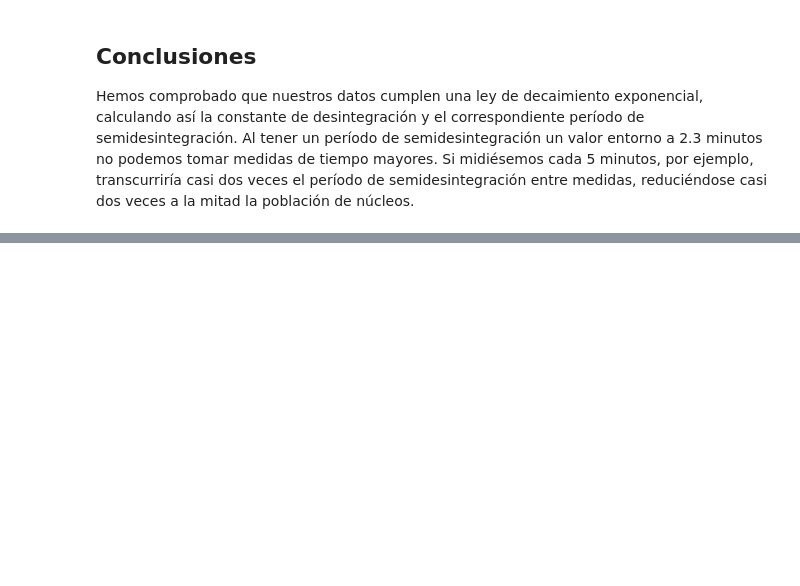
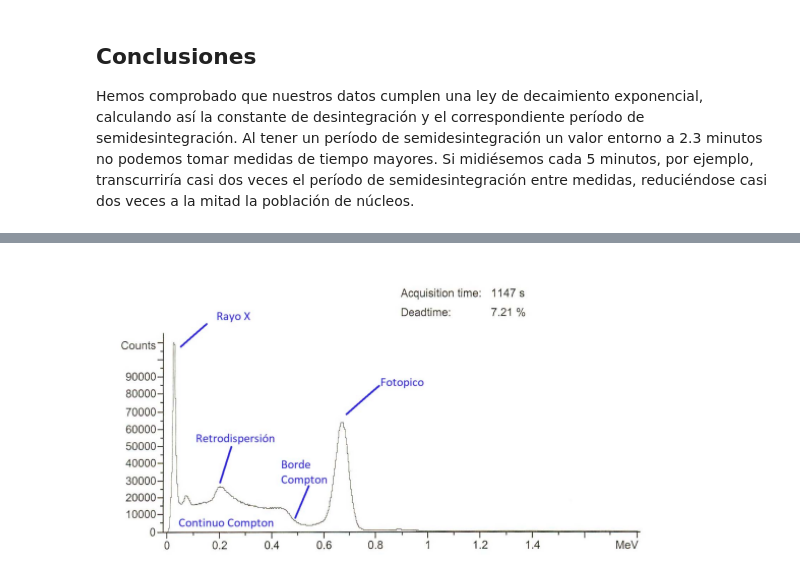
Before and after one commit to feliux/physics_projects, a Jupyter notebook: nuclear_physics/Nuclear.ipynb, the cells around one changed output, grey strips where cells are left out. Saved outputs shown, nothing was run; the diff lists cells and outputs as text; code cells hidden in the pictures; blank space fills up the shorter version.

```diff
--- a/nuclear_physics/Nuclear.ipynb
+++ b/nuclear_physics/Nuclear.ipynb
@@ -760,0 +991,12 @@ Hemos comprobado que nuestros datos cumplen una ley de decaimiento exponencial,
+# %%
+IMAGES = "images/practica7/"
+
+cs137 = IMAGES + "cs137.png"
+cs137 = cv2.imread(cs137)
+
+plt.figure(figsize = (10, 10))
+plt.axis("off")
+plt.imshow(cs137)
+plt.show()
+# %% [output]
+[figure, added]
```
Also changed, not shown: parts of 38 cells of this notebook, 21 other files.
